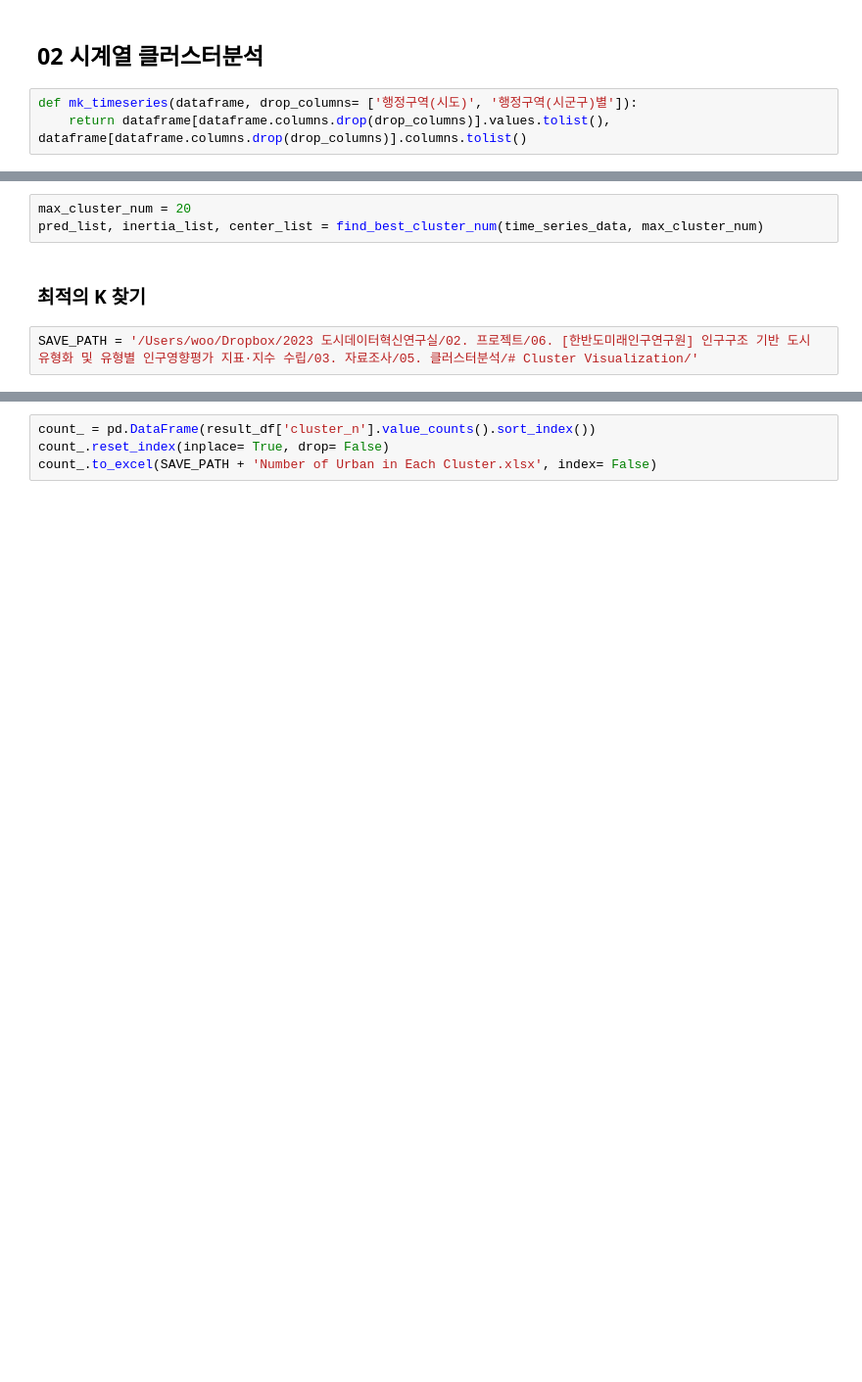
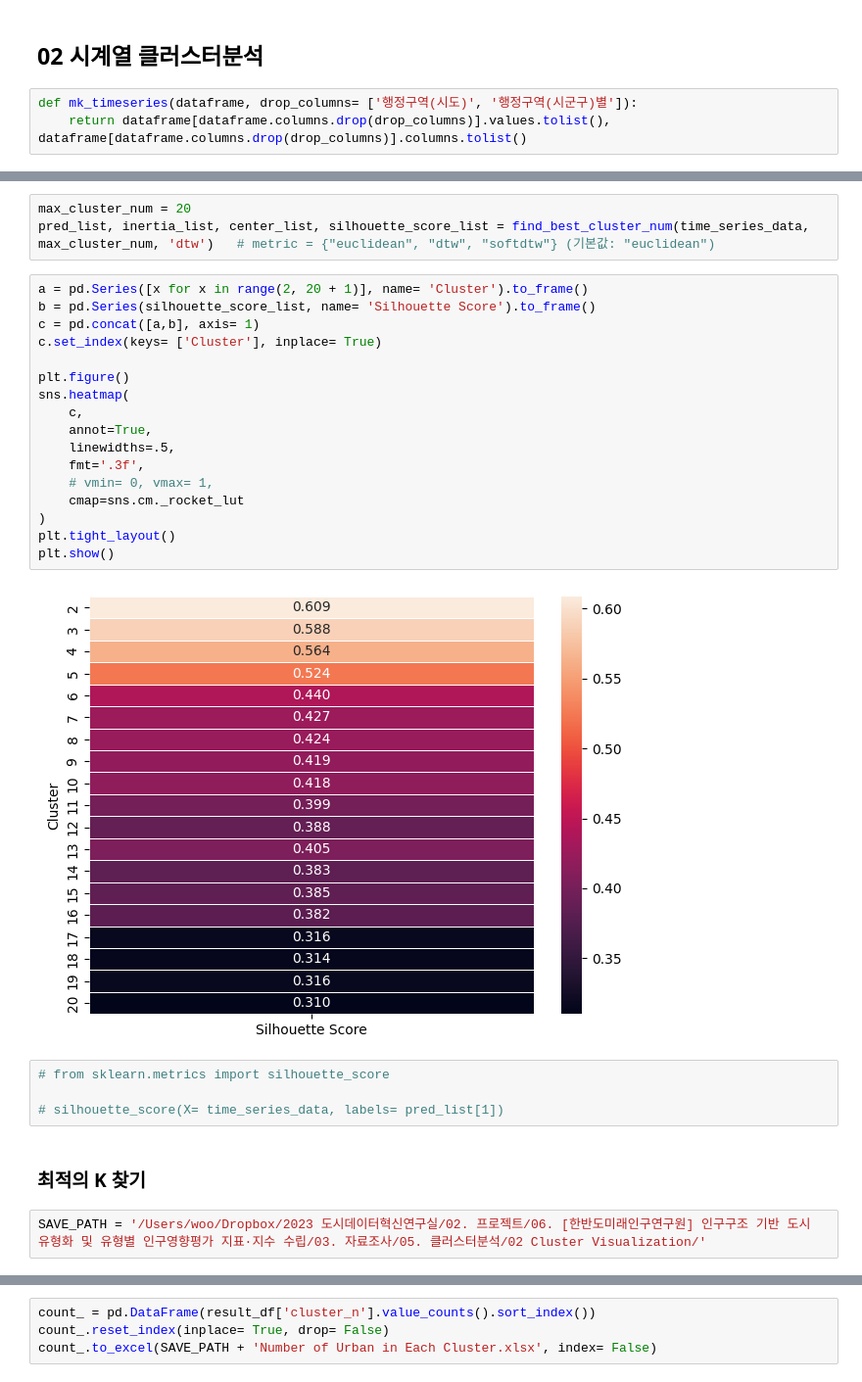
Before and after one commit to applewoods/Population_Analysis, a Jupyter notebook: Population_Preprocessing.ipynb, the cells around one changed output, grey strips where cells are left out. Shown at 98% size. Cells and saved outputs as stored; diff of their text form; blank space fills up the shorter version.

```diff
--- a/Population_Preprocessing.ipynb
+++ b/Population_Preprocessing.ipynb
@@ -270,9 +271,32 @@ def find_best_cluster_num(time_series_data, max_num = 10):
 # %%
 max_cluster_num = 20
-pred_list, inertia_list, center_list = find_best_cluster_num(time_series_data, max_cluster_num)
+pred_list, inertia_list, center_list, silhouette_score_list = find_best_cluster_num(time_series_data, max_cluster_num, 'dtw')   # metric = {"euclidean", "dtw", "softdtw"} (기본값: "euclidean")
+# %%
+a = pd.Series([x for x in range(2, 20 + 1)], name= 'Cluster').to_frame()
+b = pd.Series(silhouette_score_list, name= 'Silhouette Score').to_frame()
+c = pd.concat([a,b], axis= 1)
+c.set_index(keys= ['Cluster'], inplace= True)
+
+plt.figure()
+sns.heatmap(
+    c,
+    annot=True,
+    linewidths=.5,
+    fmt='.3f',
+    # vmin= 0, vmax= 1,
+    cmap=sns.cm._rocket_lut
+)
+plt.tight_layout()
+plt.show()
+# %% [output]
+[figure, added]
+# %%
+# from sklearn.metrics import silhouette_score
+
+# silhouette_score(X= time_series_data, labels= pred_list[1])
 # %% [markdown]
 ### 최적의 K 찾기
 # %%
-SAVE_PATH = '/Users/woo/Dropbox/2023 도시데이터혁신연구실/02. 프로젝트/06. [한반도미래인구연구원] 인구구조 기반 도시 유형화 및 유형별 인구영향평가 지표·지수 수립/03. 자료조사/05. 클러스터분석/# Cluster Visualization/'
+SAVE_PATH = '/Users/woo/Dropbox/2023 도시데이터혁신연구실/02. 프로젝트/06. [한반도미래인구연구원] 인구구조 기반 도시 유형화 및 유형별 인구영향평가 지표·지수 수립/03. 자료조사/05. 클러스터분석/02 Cluster Visualization/'
 # %%
 # inertia vis
```
Also changed, not shown: parts of 28 cells of this notebook.
